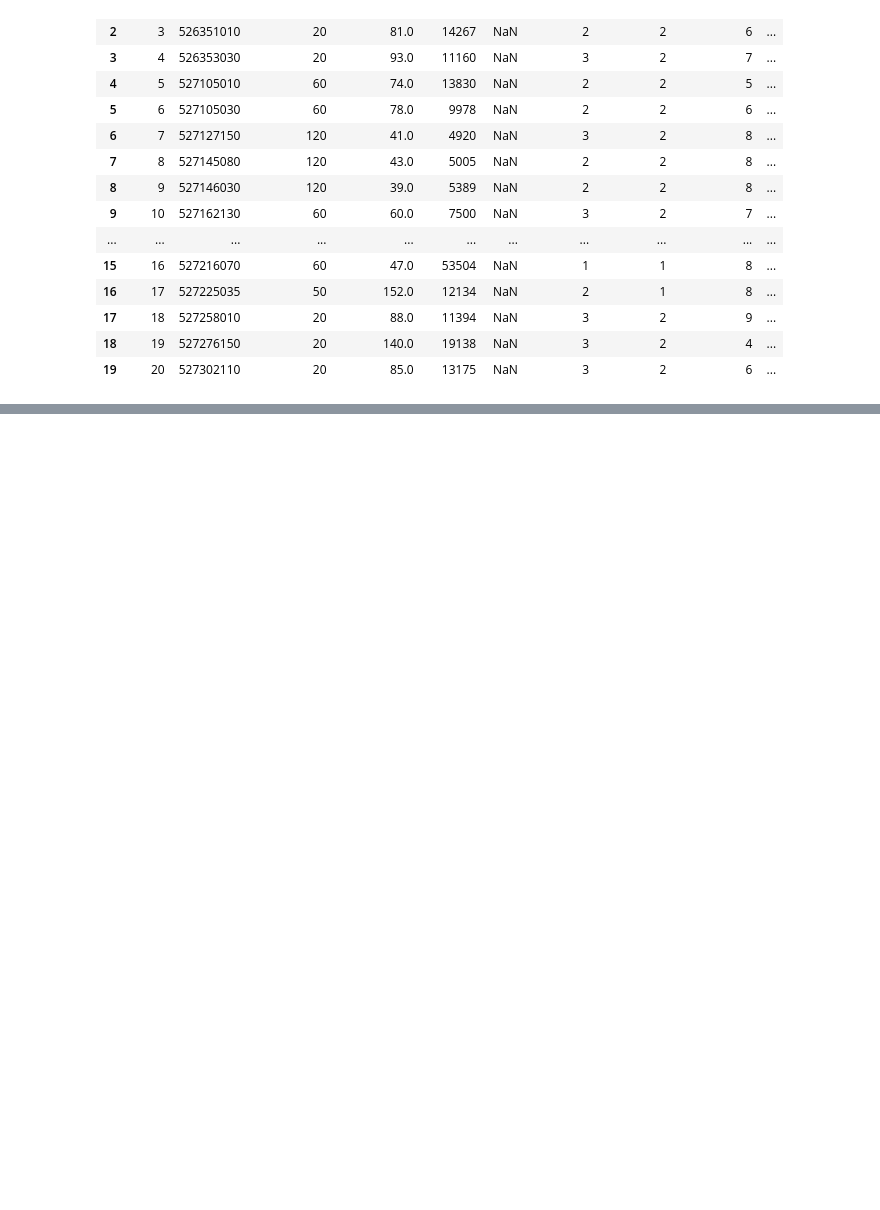
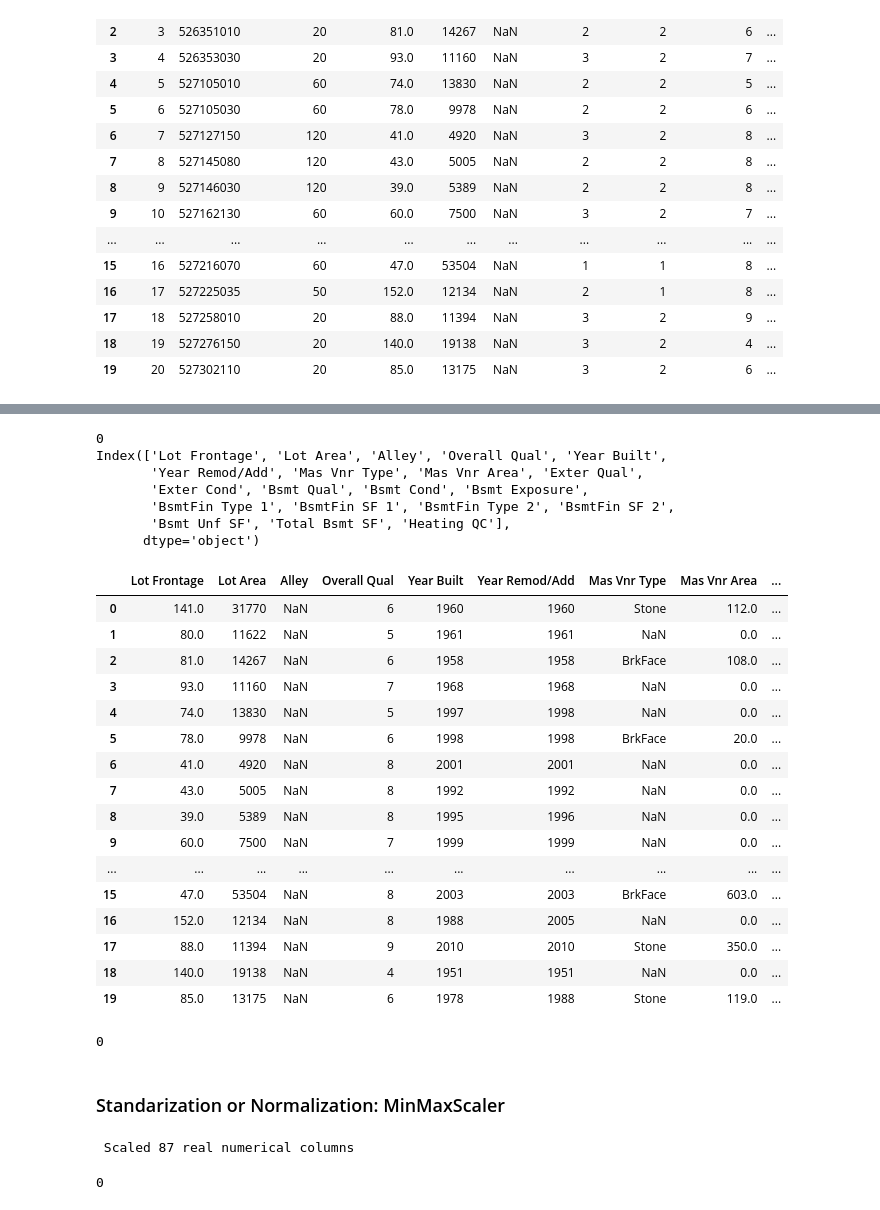
Before and after one commit to AlejandraCordero/NEC_labs, a Jupyter notebook: Activity01/activity01.ipynb, the cells around one changed output, grey strips where cells are left out. Cells and saved outputs as stored; diff of their text form; code cells hidden in the pictures; blank space fills up the shorter version.

Commit message:
Preprocessing and dataset

```diff
--- a/Activity01/activity01.ipynb
+++ b/Activity01/activity01.ipynb
@@ -194,0 +338,70 @@ Land Contour: ['Lvl' 'HLS' 'Bnk' 'Low']
+# %%
+# Remove duplicates
+print(df.duplicated().sum())
+df = df.drop_duplicates()
+
+# Results
+print(df.columns[:20])
+pd.set_option('display.max_columns', None)
+pd.set_option('display.width', None)
+
+df.head(20)
+# %% [output]
+0
+Index(['Lot Frontage', 'Lot Area', 'Alley', 'Overall Qual', 'Year Built',
+       'Year Remod/Add', 'Mas Vnr Type', 'Mas Vnr Area', 'Exter Qual',
+       'Exter Cond', 'Bsmt Qual', 'Bsmt Cond', 'Bsmt Exposure',
+       'BsmtFin Type 1', 'BsmtFin SF 1', 'BsmtFin Type 2', 'BsmtFin SF 2',
+       'Bsmt Unf SF', 'Total Bsmt SF', 'Heating QC'],
+      dtype='object')
+|  | Lot Frontage | Lot Area | Alley | Overall Qual | Year Built | Year Remod/Add | Mas Vnr Type | Mas Vnr Area | ... |
+| 0 | 141.0 | 31770 | NaN | 6 | 1960 | 1960 | Stone | 112.0 | ... |
+| 1 | 80.0 | 11622 | NaN | 5 | 1961 | 1961 | NaN | 0.0 | ... |
+| 2 | 81.0 | 14267 | NaN | 6 | 1958 | 1958 | BrkFace | 108.0 | ... |
+| 3 | 93.0 | 11160 | NaN | 7 | 1968 | 1968 | NaN | 0.0 | ... |
+| 4 | 74.0 | 13830 | NaN | 5 | 1997 | 1998 | NaN | 0.0 | ... |
+| 5 | 78.0 | 9978 | NaN | 6 | 1998 | 1998 | BrkFace | 20.0 | ... |
+| 6 | 41.0 | 4920 | NaN | 8 | 2001 | 2001 | NaN | 0.0 | ... |
+| 7 | 43.0 | 5005 | NaN | 8 | 1992 | 1992 | NaN | 0.0 | ... |
+| 8 | 39.0 | 5389 | NaN | 8 | 1995 | 1996 | NaN | 0.0 | ... |
+| 9 | 60.0 | 7500 | NaN | 7 | 1999 | 1999 | NaN | 0.0 | ... |
+| ... | ... | ... | ... | ... | ... | ... | ... | ... | ... |
+| 15 | 47.0 | 53504 | NaN | 8 | 2003 | 2003 | BrkFace | 603.0 | ... |
+| 16 | 152.0 | 12134 | NaN | 8 | 1988 | 2005 | NaN | 0.0 | ... |
+| 17 | 88.0 | 11394 | NaN | 9 | 2010 | 2010 | Stone | 350.0 | ... |
+| 18 | 140.0 | 19138 | NaN | 4 | 1951 | 1951 | NaN | 0.0 | ... |
+| 19 | 85.0 | 13175 | NaN | 6 | 1978 | 1988 | Stone | 119.0 | ... |
+# %%
+## Erase duplicated values
+
+print(df.duplicated().sum())
+df = df.drop_duplicates()
+# %% [output]
+0
+# %% [markdown]
+### Standarization or Normalization: MinMaxScaler
+# %%
+# Original numerical values (Before encoding)
+num_cols_original = [
+    col for col in df.columns
+    if col not in onehot_features + list(ordinal_mappings.keys()) + ['SalePrice']
+]
+
+# Filter only numerical "real" values
+num_cols_real = df[num_cols_original].select_dtypes(include=['int64', 'float64']).columns.tolist()
+
+# Apply the scale only for the columns
+from sklearn.preprocessing import RobustScaler
+scaler = RobustScaler()
+df[num_cols_real] = scaler.fit_transform(df[num_cols_real])
+
+print(f" Scaled {len(num_cols_real)} real numerical columns")
+# %% [output]
+ Scaled 87 real numerical columns
+# %%
+## Erase duplicated values
+
+print(df.duplicated().sum())
+df = df.drop_duplicates()
+# %% [output]
+0
```
Also changed, not shown: parts of 14 cells of this notebook, 1 other file.
